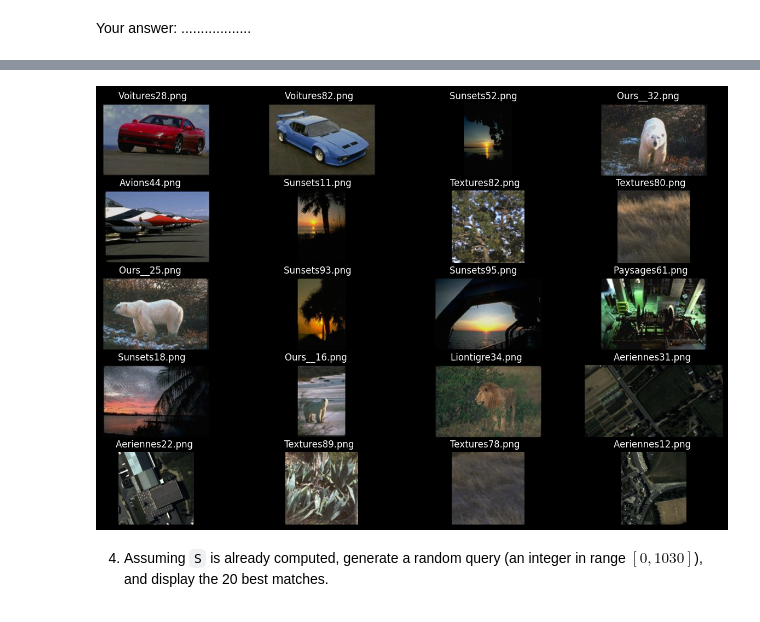
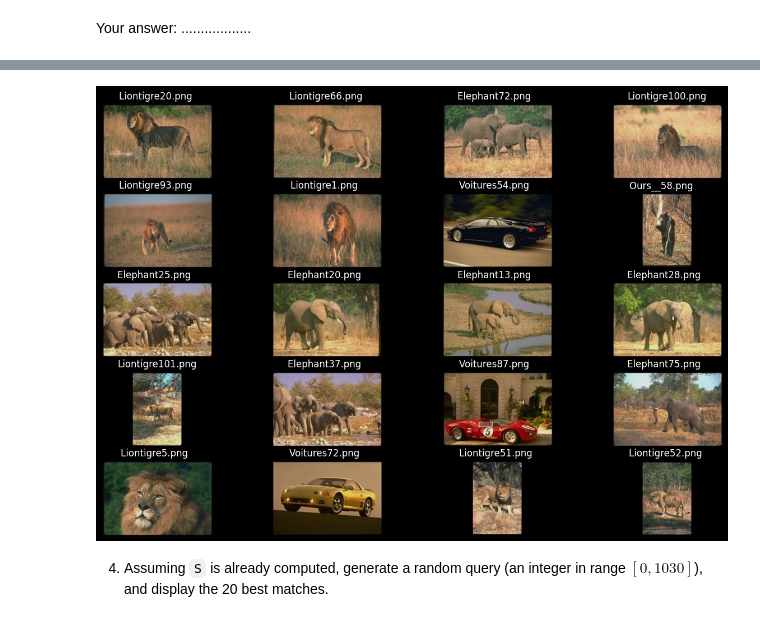
Before and after one commit to HugoRdet/BIMA, a Jupyter notebook: TME8/TME8.ipynb, the cells around one changed output, grey strips where cells are left out. Cells and saved outputs as stored; diff of their text form; code cells hidden in the pictures.

```diff
--- a/TME8/TME8.ipynb
+++ b/TME8/TME8.ipynb
@@ -297,3 +314,6 @@ Error:
+# %%
+#np.savetxt('data_similarity_matrix.csv', S, delimiter=',')
+S=np.loadtxt('data_similarity_matrix.csv', delimiter=',')
 # %%
 fig = plt.figure()
 
@@ -315,9 +330,8 @@ Your answer: ..................
 # %%
-# a supprimer je pense !!!!
-indexQuery = 349
+indexQuery = 350
 display20bestMatches(S, indexQuery)
 imageName = (pathImage+listImage[indexQuery]).strip()
 # %% [output]
-[figure, old version]
+[figure, new version]
 # %% [markdown]
 4. Assuming `S` is already computed, generate a random query (an integer in range $[0, 1030]$), and display the 20 best matches.
```
Also changed, not shown: parts of 8 cells of this notebook, 3 other files.
